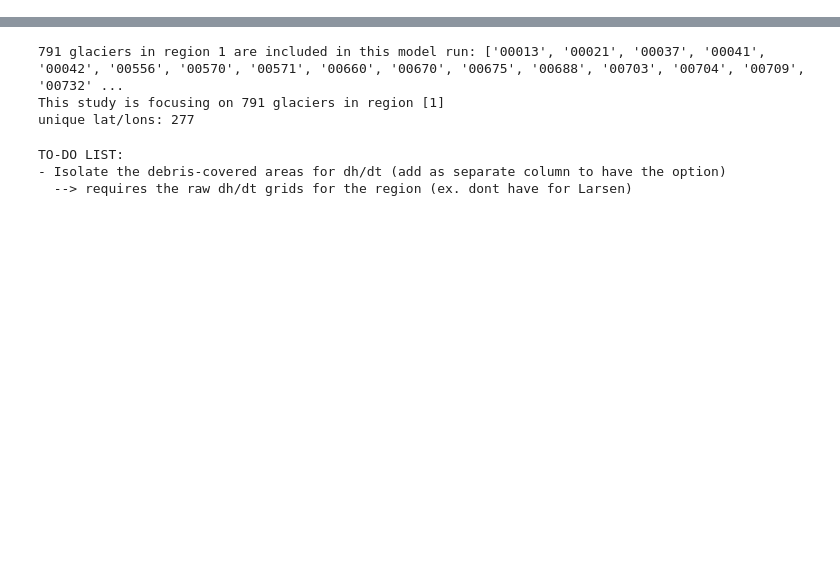
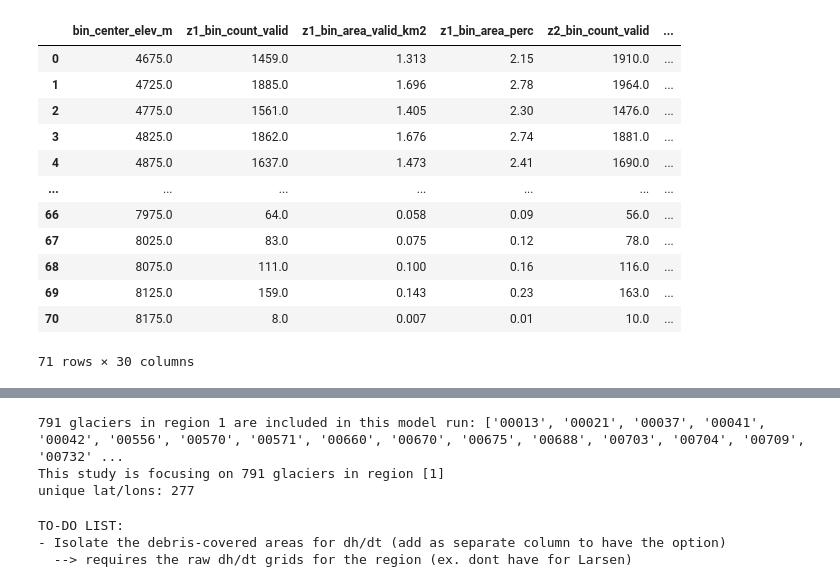
Before and after one commit to drounce/debris_global, a Jupyter notebook: debris_stats.ipynb, the cells around one changed output, grey strips where cells are left out. Cells and saved outputs as stored; diff of their text form; code cells hidden in the pictures; blank space fills up the shorter version.

```diff
--- a/debris_stats.ipynb
+++ b/debris_stats.ipynb
@@ -911,3 +902,6 @@ This study is focusing on 622 glaciers in region [1]
 # # add filenames
 # main_glac_rgi['mb_fn'] = np.nan
 # main_glac_rgi['mb_fn'] = main_glac_rgi.RGIId.map(mb_fn_dict)
+print(np.where(main_glac_rgi['rgino_str'] == '15.03473'))
+close_fig=False
+verbose=True
@@ -914 +1411,18 @@ This study is focusing on 622 glaciers in region [1]
+# %%
+mb_df = mb_df.rename(columns={'# bin_center_elev_m':'bin_center_elev_m'})
+mb_df
+# %% [output]
+|  | bin_center_elev_m | z1_bin_count_valid | z1_bin_area_valid_km2 | z1_bin_area_perc | z2_bin_count_valid | ... |
+| 0 | 4675.0 | 1459.0 | 1.313 | 2.15 | 1910.0 | ... |
+| 1 | 4725.0 | 1885.0 | 1.696 | 2.78 | 1964.0 | ... |
+| 2 | 4775.0 | 1561.0 | 1.405 | 2.30 | 1476.0 | ... |
+| 3 | 4825.0 | 1862.0 | 1.676 | 2.74 | 1881.0 | ... |
+| 4 | 4875.0 | 1637.0 | 1.473 | 2.41 | 1690.0 | ... |
+| ... | ... | ... | ... | ... | ... | ... |
+| 66 | 7975.0 | 64.0 | 0.058 | 0.09 | 56.0 | ... |
+| 67 | 8025.0 | 83.0 | 0.075 | 0.12 | 78.0 | ... |
+| 68 | 8075.0 | 111.0 | 0.100 | 0.16 | 116.0 | ... |
+| 69 | 8125.0 | 159.0 | 0.143 | 0.23 | 163.0 | ... |
+| 70 | 8175.0 | 8.0 | 0.007 | 0.01 | 10.0 | ... |
+71 rows × 30 columns
 # %%
```
Also changed, not shown: parts of 14 cells of this notebook, 5 other files.
